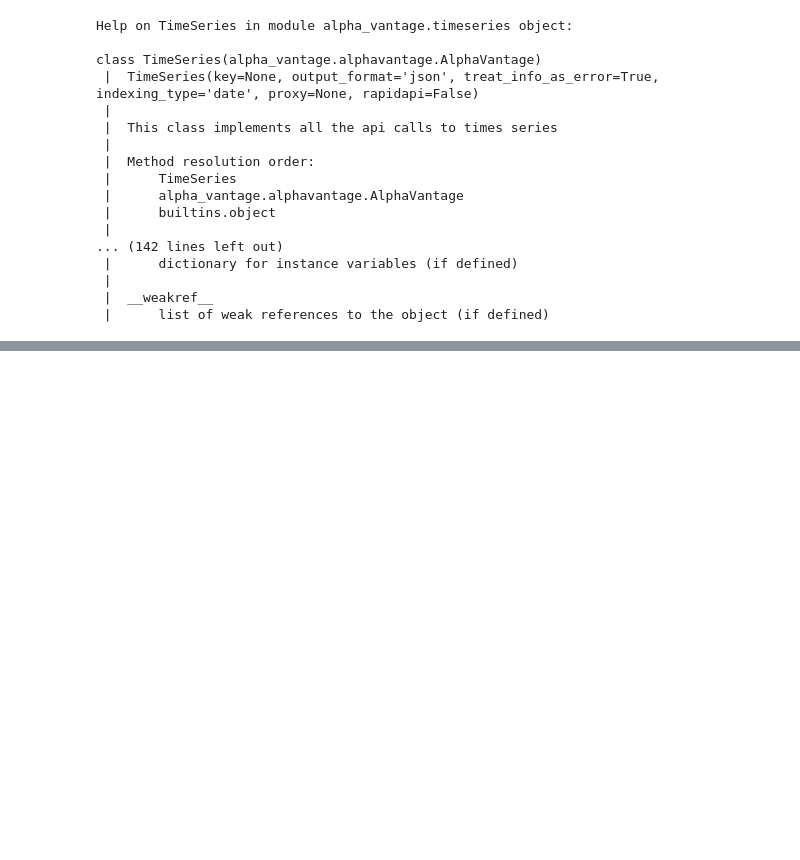
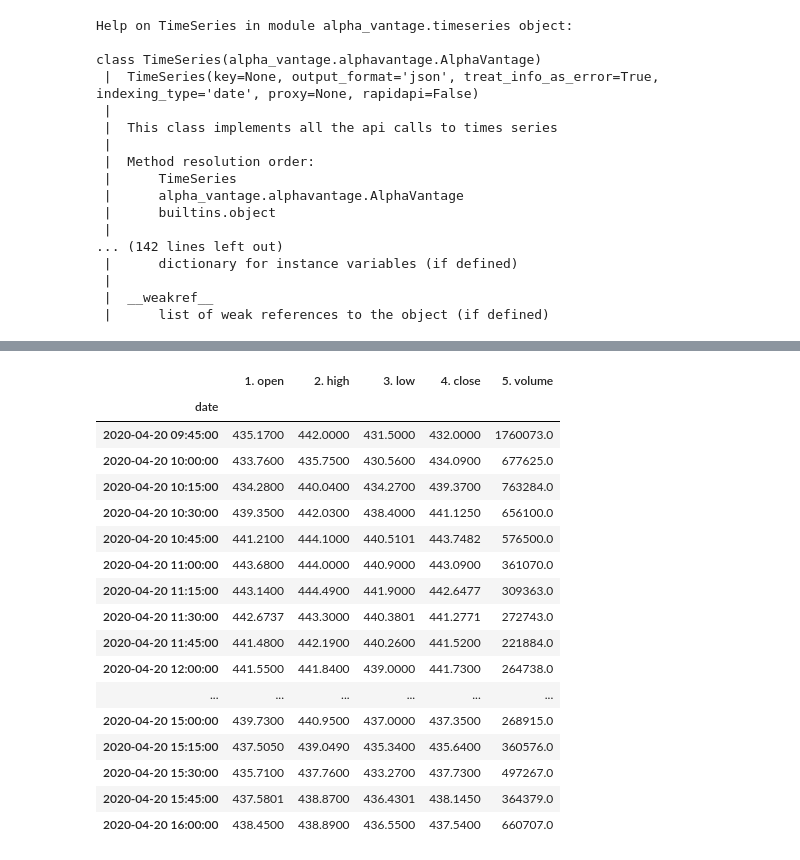
Before and after one commit to dcheung15/DataMiningProject, a Jupyter notebook: Stock info.ipynb, the cells around one changed output, grey strips where cells are left out. Saved outputs shown, nothing was run; the diff lists cells and outputs as text; code cells hidden in the pictures; blank space fills up the shorter version.

```diff
--- a/Stock info.ipynb
+++ b/Stock info.ipynb
@@ -86,2 +86,23 @@ date
 
 [100 rows x 5 columns]>
+# %%
+aapl_data['2020-04-20']
+# %% [output]
+|  | 1. open | 2. high | 3. low | 4. close | 5. volume |
+| date |  |  |  |  |  |
+| 2020-04-20 09:45:00 | 435.1700 | 442.0000 | 431.5000 | 432.0000 | 1760073.0 |
+| 2020-04-20 10:00:00 | 433.7600 | 435.7500 | 430.5600 | 434.0900 | 677625.0 |
+| 2020-04-20 10:15:00 | 434.2800 | 440.0400 | 434.2700 | 439.3700 | 763284.0 |
+| 2020-04-20 10:30:00 | 439.3500 | 442.0300 | 438.4000 | 441.1250 | 656100.0 |
+| 2020-04-20 10:45:00 | 441.2100 | 444.1000 | 440.5101 | 443.7482 | 576500.0 |
+| 2020-04-20 11:00:00 | 443.6800 | 444.0000 | 440.9000 | 443.0900 | 361070.0 |
+| 2020-04-20 11:15:00 | 443.1400 | 444.4900 | 441.9000 | 442.6477 | 309363.0 |
+| 2020-04-20 11:30:00 | 442.6737 | 443.3000 | 440.3801 | 441.2771 | 272743.0 |
+| 2020-04-20 11:45:00 | 441.4800 | 442.1900 | 440.2600 | 441.5200 | 221884.0 |
+| 2020-04-20 12:00:00 | 441.5500 | 441.8400 | 439.0000 | 441.7300 | 264738.0 |
+| ... | ... | ... | ... | ... | ... |
+| 2020-04-20 15:00:00 | 439.7300 | 440.9500 | 437.0000 | 437.3500 | 268915.0 |
+| 2020-04-20 15:15:00 | 437.5050 | 439.0490 | 435.3400 | 435.6400 | 360576.0 |
+| 2020-04-20 15:30:00 | 435.7100 | 437.7600 | 433.2700 | 437.7300 | 497267.0 |
+| 2020-04-20 15:45:00 | 437.5801 | 438.8700 | 436.4301 | 438.1450 | 364379.0 |
+| 2020-04-20 16:00:00 | 438.4500 | 438.8900 | 436.5500 | 437.5400 | 660707.0 |
```
Also changed, not shown: parts of 3 cells of this notebook, 5 other files.
